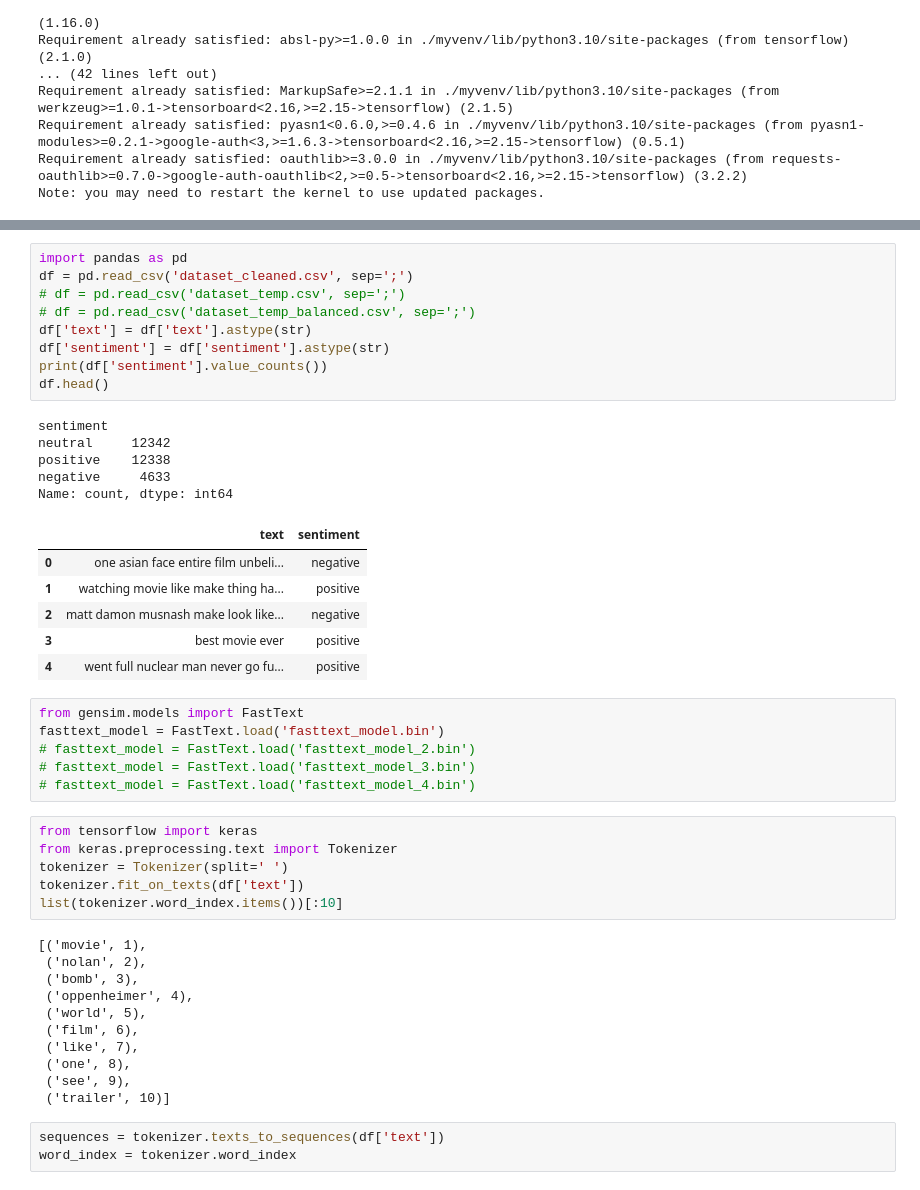
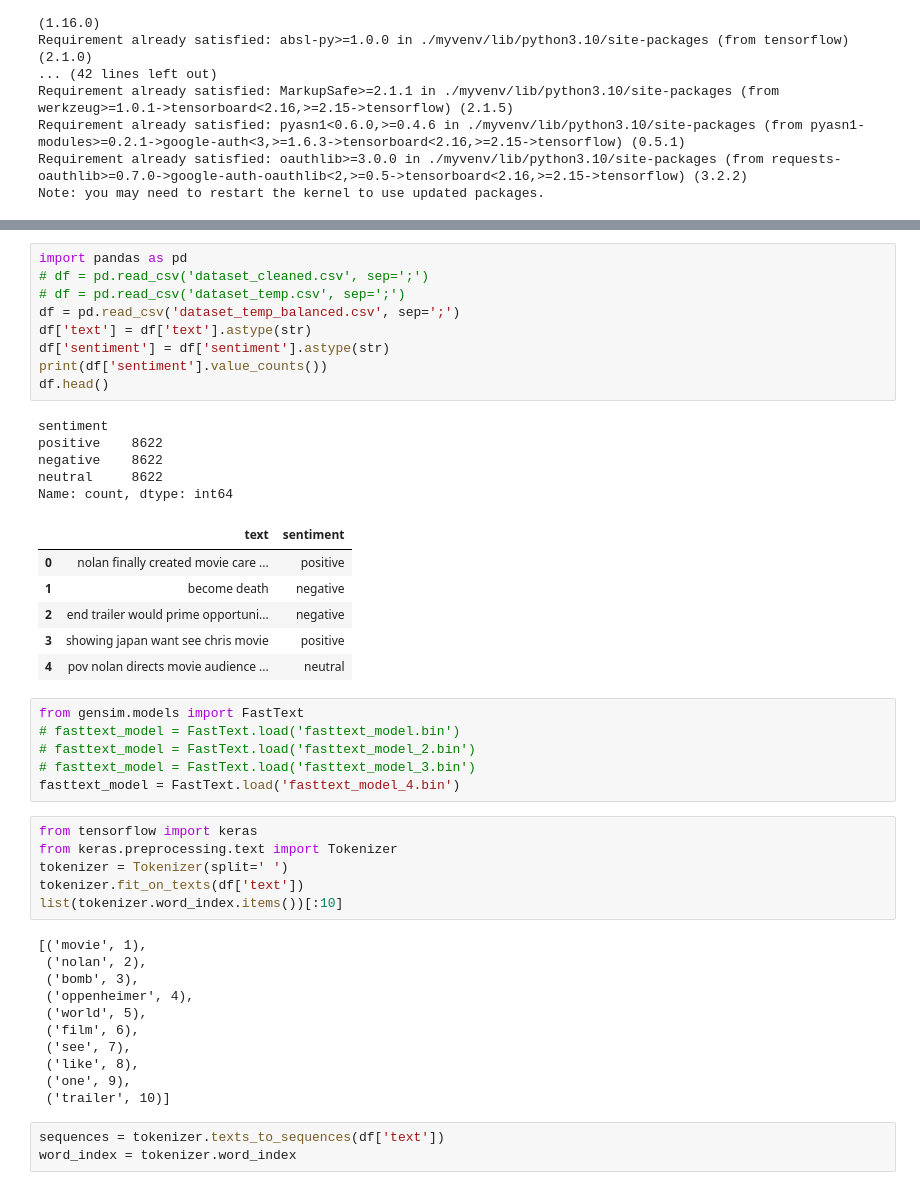
Before and after one commit to dummyheaad/tugas-akhir, a Jupyter notebook: ta-model-creation.ipynb, the cells around one changed output, grey strips where cells are left out. Cells and saved outputs as stored; diff of their text form.

```diff
--- a/ta-model-creation.ipynb
+++ b/ta-model-creation.ipynb
@@ -21,30 +74,30 @@ Note: you may need to restart the kernel to use updated packages.
 # %%
 import pandas as pd
-df = pd.read_csv('dataset_cleaned.csv', sep=';')
+# df = pd.read_csv('dataset_cleaned.csv', sep=';')
 # df = pd.read_csv('dataset_temp.csv', sep=';')
-# df = pd.read_csv('dataset_temp_balanced.csv', sep=';')
+df = pd.read_csv('dataset_temp_balanced.csv', sep=';')
 df['text'] = df['text'].astype(str)
 df['sentiment'] = df['sentiment'].astype(str)
 print(df['sentiment'].value_counts())
 df.head()
 # %% [output]
 sentiment
-neutral     12342
-positive    12338
-negative     4633
+positive    8622
+negative    8622
+neutral     8622
 Name: count, dtype: int64
 |  | text | sentiment |
-| 0 | one asian face entire film unbeli... | negative |
-| 1 | watching movie like make thing ha... | positive |
-| 2 | matt damon musnash make look like... | negative |
-| 3 | best movie ever | positive |
-| 4 | went full nuclear man never go fu... | positive |
+| 0 | nolan finally created movie care ... | positive |
+| 1 | become death | negative |
+| 2 | end trailer would prime opportuni... | negative |
+| 3 | showing japan want see chris movie | positive |
+| 4 | pov nolan directs movie audience ... | neutral |
 # %%
 from gensim.models import FastText
-fasttext_model = FastText.load('fasttext_model.bin')
+# fasttext_model = FastText.load('fasttext_model.bin')
 # fasttext_model = FastText.load('fasttext_model_2.bin')
 # fasttext_model = FastText.load('fasttext_model_3.bin')
-# fasttext_model = FastText.load('fasttext_model_4.bin')
+fasttext_model = FastText.load('fasttext_model_4.bin')
 # %%
 from tensorflow import keras
 from keras.preprocessing.text import Tokenizer
@@ -58,9 +111,9 @@ list(tokenizer.word_index.items())[:10]
  ('oppenheimer', 4),
  ('world', 5),
  ('film', 6),
- ('like', 7),
- ('one', 8),
- ('see', 9),
+ ('see', 7),
+ ('like', 8),
+ ('one', 9),
  ('trailer', 10)]
 # %%
 sequences = tokenizer.texts_to_sequences(df['text'])
```
Also changed, not shown: parts of 30 cells of this notebook.
